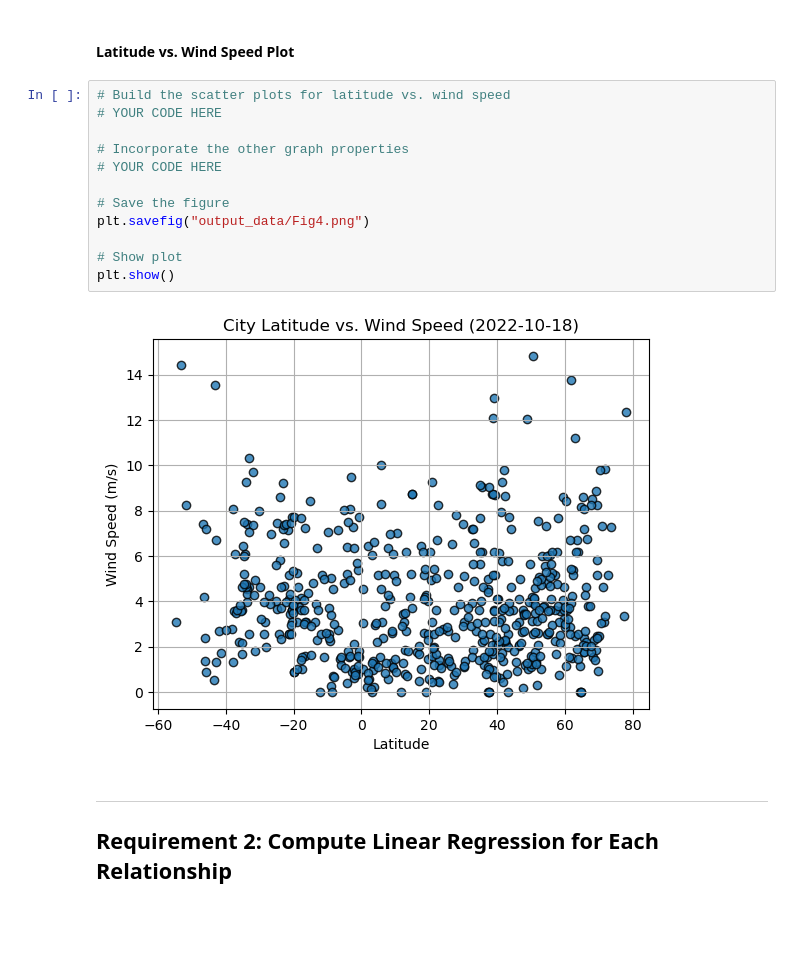
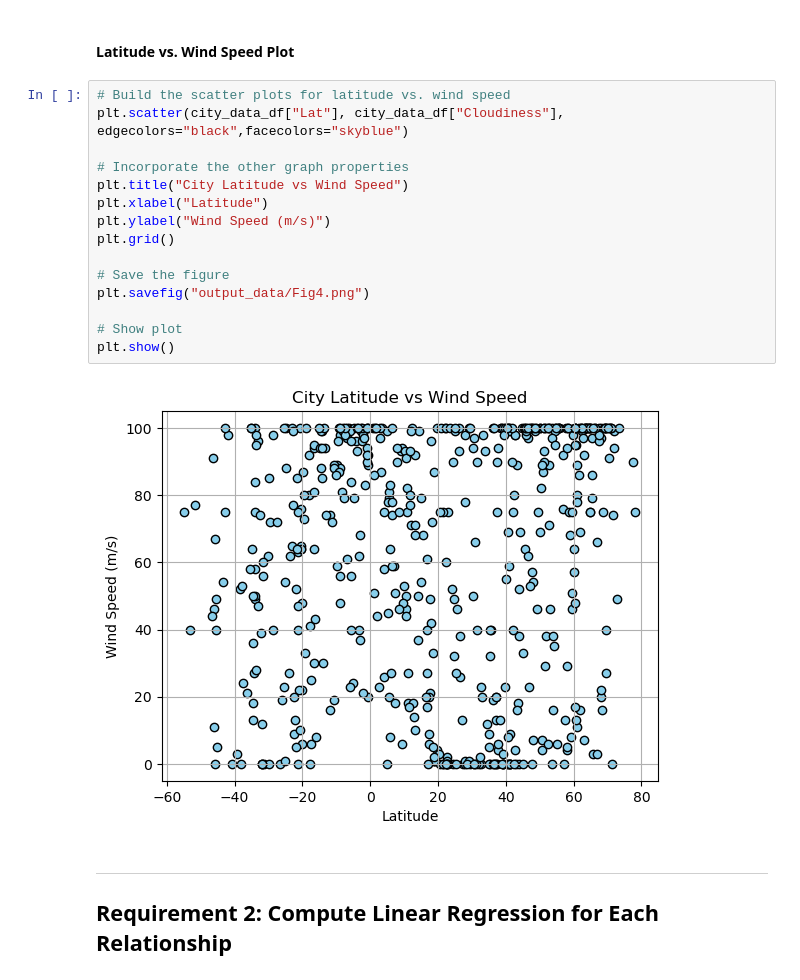
Before and after one commit to rbitas/Python-Api-challenge, a Jupyter notebook: WeatherPy/WeatherPy.ipynb, the cells around one changed output. Drawn from its saved outputs; the diff is of its cells as text; blank space fills up the shorter version.

```diff
--- a/WeatherPy/WeatherPy.ipynb
+++ b/WeatherPy/WeatherPy.ipynb
@@ -241,18 +248,21 @@ plt.show()
 #### Latitude vs. Wind Speed Plot
 # %%
 # Build the scatter plots for latitude vs. wind speed
-# YOUR CODE HERE
+plt.scatter(city_data_df["Lat"], city_data_df["Cloudiness"], edgecolors="black",facecolors="skyblue")
 
 # Incorporate the other graph properties
-# YOUR CODE HERE
+plt.title("City Latitude vs Wind Speed")
+plt.xlabel("Latitude")
+plt.ylabel("Wind Speed (m/s)")
+plt.grid()
 
 # Save the figure
 plt.savefig("output_data/Fig4.png")
 
 # Show plot
 plt.show()
 # %% [output]
-[figure, old version]
+[figure, new version]
 # %% [markdown]
 ---
 
```
Also changed, not shown: parts of 6 cells of this notebook, 1 other file.
